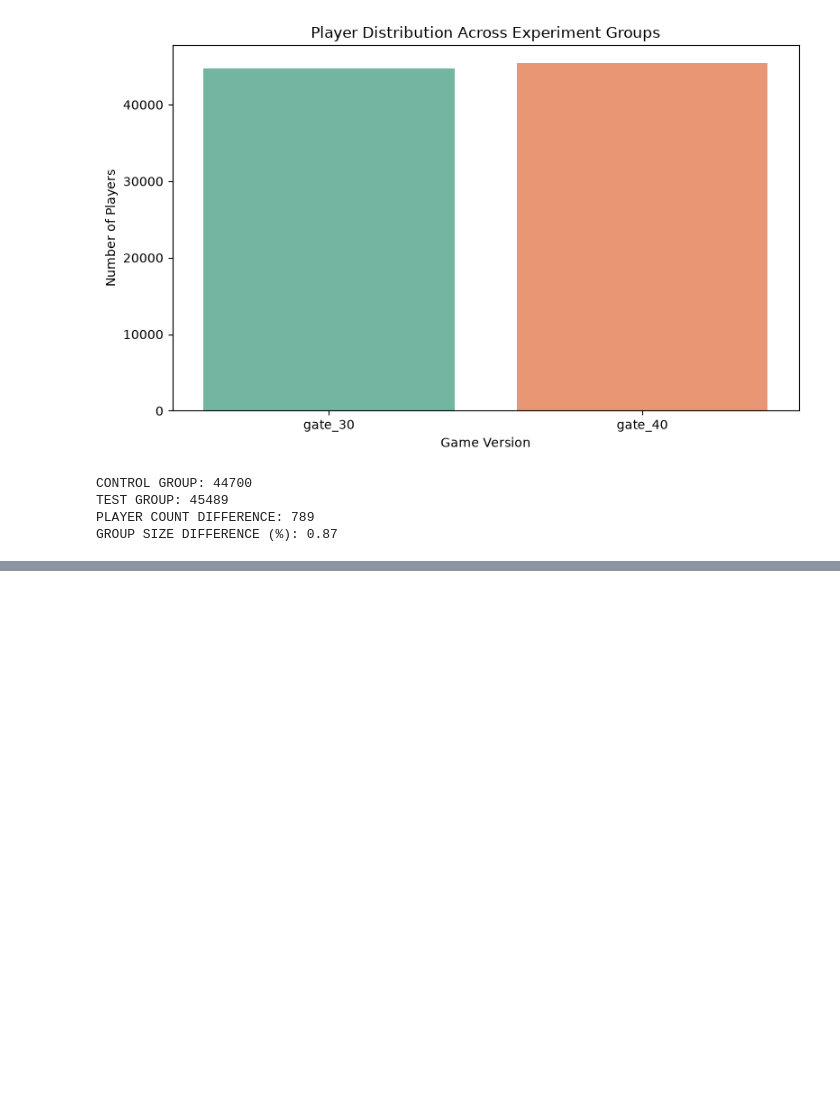
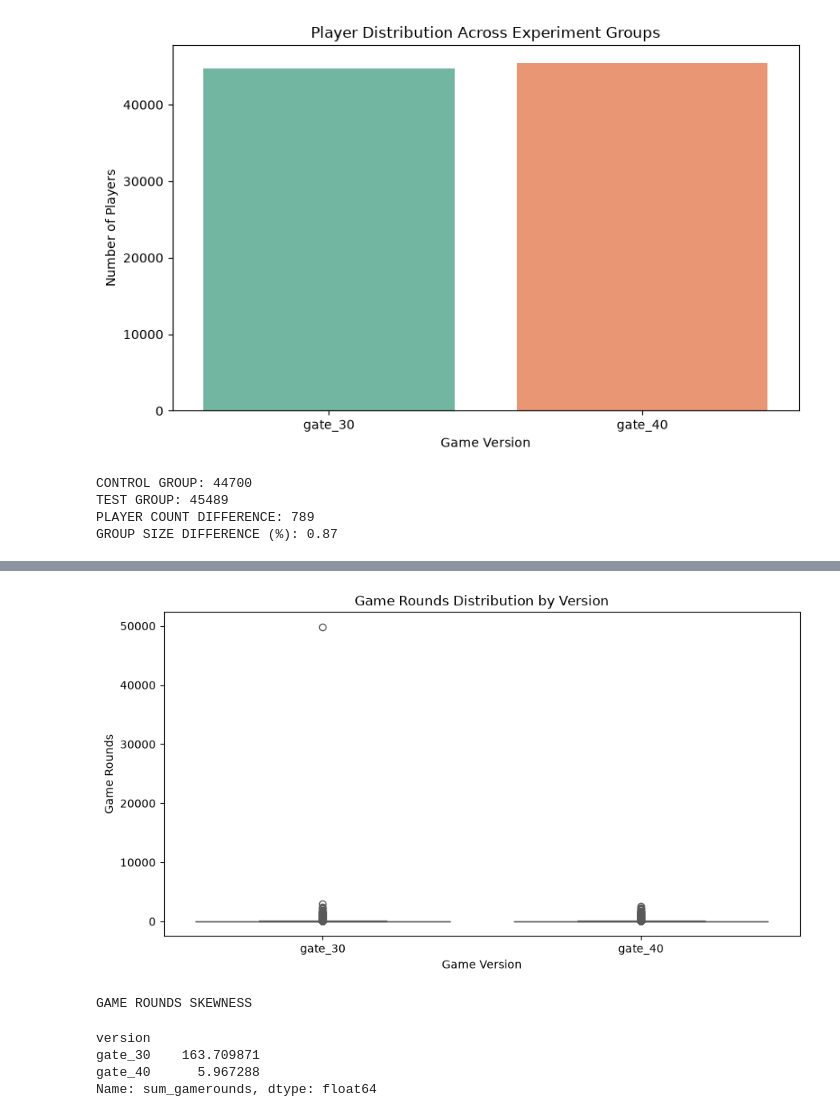
Before and after one commit to Kartik-W15-P/GamePulse-AB-Testing, a Jupyter notebook: notebooks/01_exploratory_data_analysis.ipynb, the cells around one changed output, grey strips where cells are left out. Cells and saved outputs as stored; diff of their text form; code cells hidden in the pictures; blank space fills up the shorter version.

```diff
--- a/notebooks/01_exploratory_data_analysis.ipynb
+++ b/notebooks/01_exploratory_data_analysis.ipynb
@@ -126,0 +183,35 @@ GROUP SIZE DIFFERENCE (%): 0.87
+# %%
+# Box plot of game rounds
+
+plt.figure(figsize=(9, 5))
+
+sns.boxplot(
+    data=df,
+    x="version",
+    y="sum_gamerounds",
+    hue="version",
+    palette="Set2",
+    legend=False
+)
+
+plt.title("Game Rounds Distribution by Version")
+plt.xlabel("Game Version")
+plt.ylabel("Game Rounds")
+
+plt.tight_layout()
+plt.show()
+# %% [output]
+[figure, added]
+# %%
+# Distribution skewness
+
+skewness = df.groupby("version")["sum_gamerounds"].skew()
+
+print("GAME ROUNDS SKEWNESS")
+display(skewness)
+# %% [output]
+GAME ROUNDS SKEWNESS
+version
+gate_30    163.709871
+gate_40      5.967288
+Name: sum_gamerounds, dtype: float64
```
Also changed, not shown: parts of 4 cells of this notebook.
